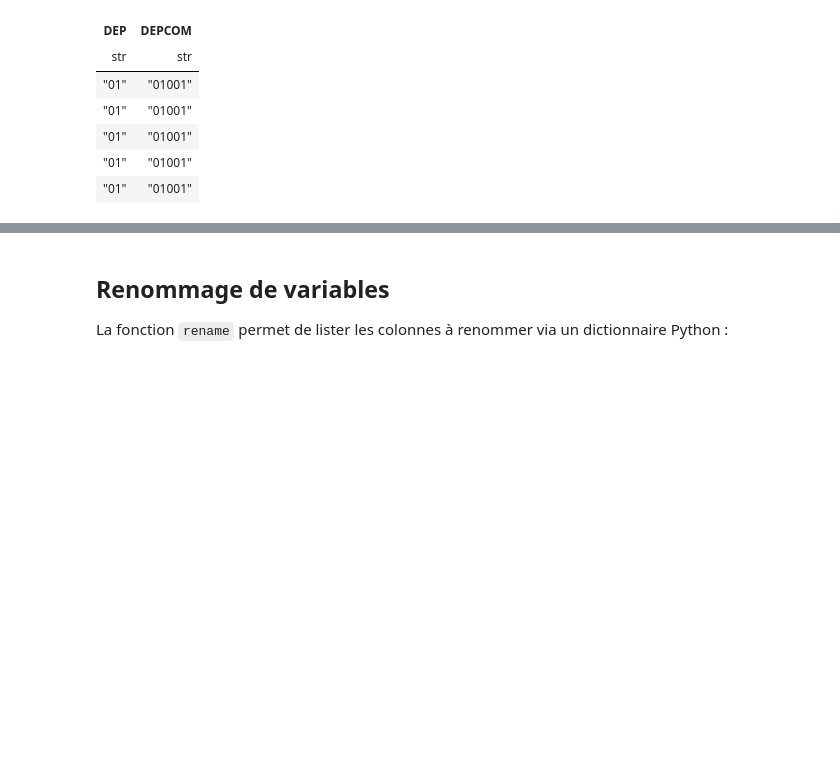
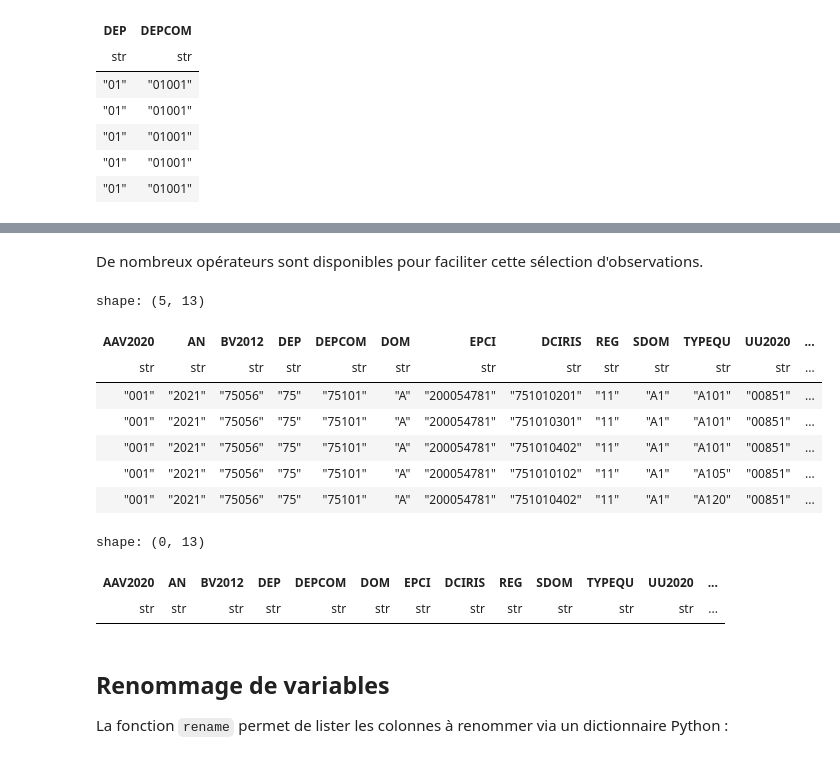
Before and after one commit to romaintailhurat/miscbooks, a Jupyter notebook: polars-tuto.ipynb, the cells around one changed output, grey strips where cells are left out. Saved outputs shown, nothing was run; the diff lists cells and outputs as text; code cells hidden in the pictures; blank space fills up the shorter version.

```diff
--- a/polars-tuto.ipynb
+++ b/polars-tuto.ipynb
@@ -146,3 +190,28 @@ TODO
+# %% [markdown]
+De nombreux opérateurs sont disponibles pour faciliter cette sélection d'observations.
+# %%
+# Départements 75 ou 92
+df_bpe.filter(
+    pl.col("DEP").is_in(["75", "92"])
+).head(5)
+# %% [output]
+shape: (5, 13)
+| AAV2020 | AN | BV2012 | DEP | DEPCOM | DOM | EPCI | DCIRIS | REG | SDOM | TYPEQU | UU2020 | ... |
+| str | str | str | str | str | str | str | str | str | str | str | str | ... |
+| "001" | "2021" | "75056" | "75" | "75101" | "A" | "200054781" | "751010201" | "11" | "A1" | "A101" | "00851" | ... |
+| "001" | "2021" | "75056" | "75" | "75101" | "A" | "200054781" | "751010301" | "11" | "A1" | "A101" | "00851" | ... |
+| "001" | "2021" | "75056" | "75" | "75101" | "A" | "200054781" | "751010402" | "11" | "A1" | "A101" | "00851" | ... |
+| "001" | "2021" | "75056" | "75" | "75101" | "A" | "200054781" | "751010102" | "11" | "A1" | "A105" | "00851" | ... |
+| "001" | "2021" | "75056" | "75" | "75101" | "A" | "200054781" | "751010402" | "11" | "A1" | "A120" | "00851" | ... |
+# %%
+# Valeurs manquantes pour la variable EPCI
+df_bpe.filter(
+    pl.col("EPCI").is_null()
+)
+# %% [output]
+shape: (0, 13)
+| AAV2020 | AN | BV2012 | DEP | DEPCOM | DOM | EPCI | DCIRIS | REG | SDOM | TYPEQU | UU2020 | ... |
+| str | str | str | str | str | str | str | str | str | str | str | str | ... |
 # %% [markdown]
 ## Renommage de variables
 
```
Also changed, not shown: parts of 8 cells of this notebook.
